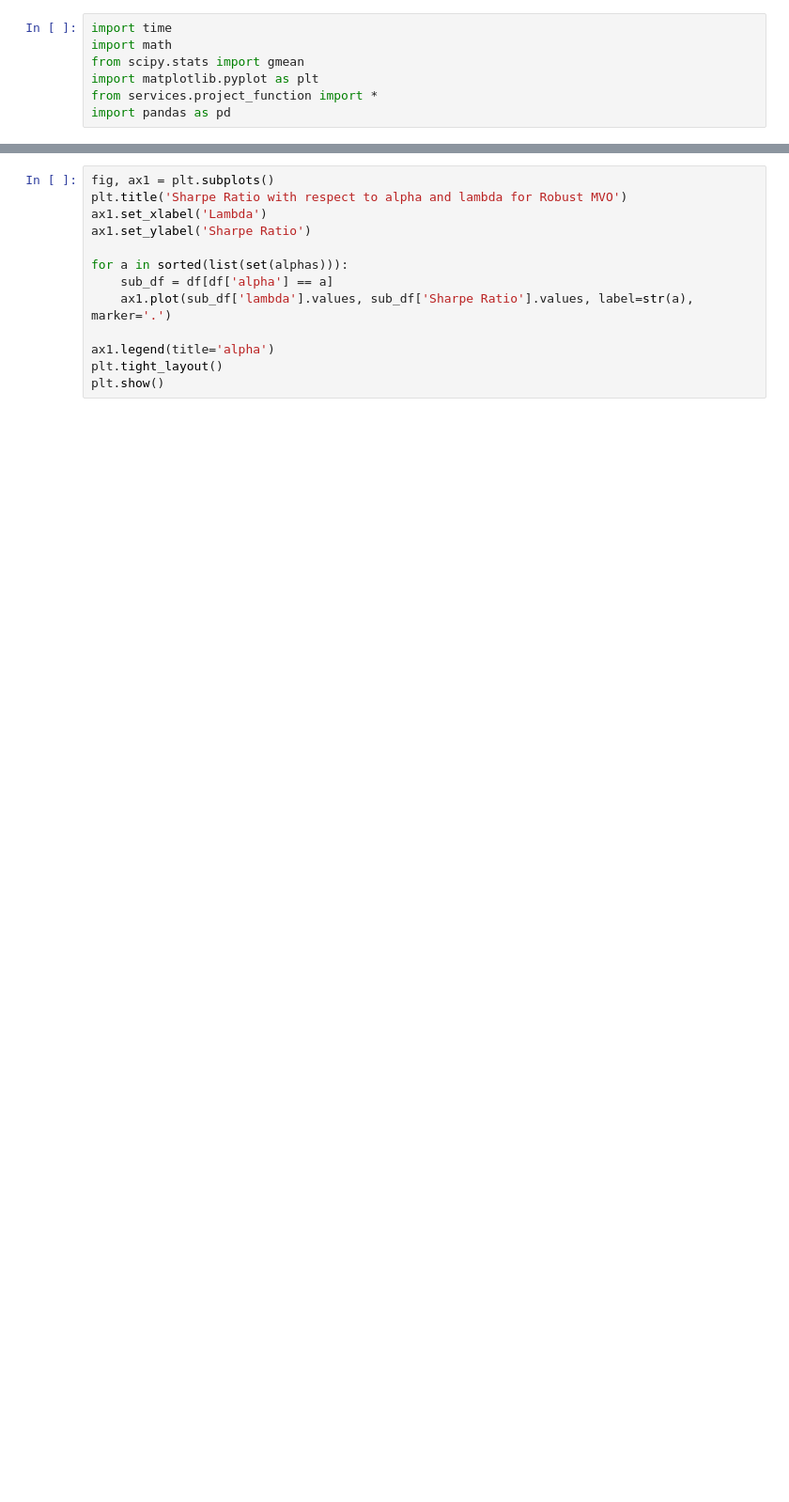
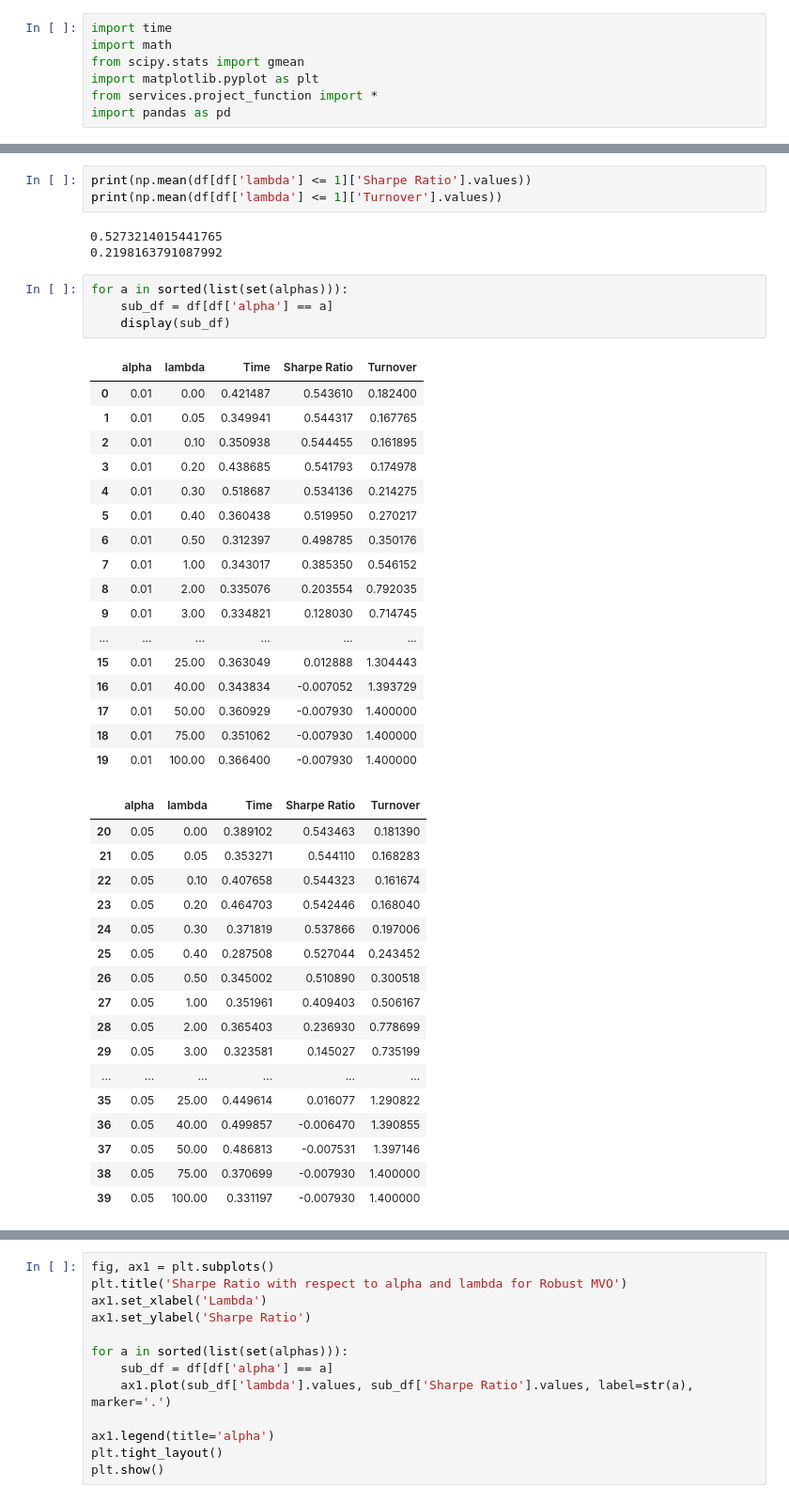
Before and after one commit to stephanieyflu/mie377-project1, a Jupyter notebook: Project 1 MATLAB/MIE377 - Project 1 Files/project_main_robust1.ipynb, the cells around one changed output, grey strips where cells are left out. Shown: that part at 94% size. Drawn from its saved outputs; the diff is of its cells as text; blank space fills up the shorter version.

```diff
--- a/Project 1 MATLAB/MIE377 - Project 1 Files/project_main_robust1.ipynb
+++ b/Project 1 MATLAB/MIE377 - Project 1 Files/project_main_robust1.ipynb
@@ -210 +210,46 @@ df
 200 rows × 5 columns
+# %%
+print(np.mean(df[df['lambda'] <= 1]['Sharpe Ratio'].values))
+print(np.mean(df[df['lambda'] <= 1]['Turnover'].values))
+# %% [output]
+0.5273214015441765
+0.2198163791087992
+# %%
+for a in sorted(list(set(alphas))):
+    sub_df = df[df['alpha'] == a]
+    display(sub_df)
+# %% [output]
+|  | alpha | lambda | Time | Sharpe Ratio | Turnover |
+| 0 | 0.01 | 0.00 | 0.421487 | 0.543610 | 0.182400 |
+| 1 | 0.01 | 0.05 | 0.349941 | 0.544317 | 0.167765 |
+| 2 | 0.01 | 0.10 | 0.350938 | 0.544455 | 0.161895 |
+| 3 | 0.01 | 0.20 | 0.438685 | 0.541793 | 0.174978 |
+| 4 | 0.01 | 0.30 | 0.518687 | 0.534136 | 0.214275 |
+| 5 | 0.01 | 0.40 | 0.360438 | 0.519950 | 0.270217 |
+| 6 | 0.01 | 0.50 | 0.312397 | 0.498785 | 0.350176 |
+| 7 | 0.01 | 1.00 | 0.343017 | 0.385350 | 0.546152 |
+| 8 | 0.01 | 2.00 | 0.335076 | 0.203554 | 0.792035 |
+| 9 | 0.01 | 3.00 | 0.334821 | 0.128030 | 0.714745 |
+| ... | ... | ... | ... | ... | ... |
+| 15 | 0.01 | 25.00 | 0.363049 | 0.012888 | 1.304443 |
+| 16 | 0.01 | 40.00 | 0.343834 | -0.007052 | 1.393729 |
+| 17 | 0.01 | 50.00 | 0.360929 | -0.007930 | 1.400000 |
+| 18 | 0.01 | 75.00 | 0.351062 | -0.007930 | 1.400000 |
+| 19 | 0.01 | 100.00 | 0.366400 | -0.007930 | 1.400000 |
+|  | alpha | lambda | Time | Sharpe Ratio | Turnover |
+| 20 | 0.05 | 0.00 | 0.389102 | 0.543463 | 0.181390 |
+| 21 | 0.05 | 0.05 | 0.353271 | 0.544110 | 0.168283 |
+| 22 | 0.05 | 0.10 | 0.407658 | 0.544323 | 0.161674 |
+| 23 | 0.05 | 0.20 | 0.464703 | 0.542446 | 0.168040 |
+| 24 | 0.05 | 0.30 | 0.371819 | 0.537866 | 0.197006 |
+| 25 | 0.05 | 0.40 | 0.287508 | 0.527044 | 0.243452 |
+| 26 | 0.05 | 0.50 | 0.345002 | 0.510890 | 0.300518 |
+| 27 | 0.05 | 1.00 | 0.351961 | 0.409403 | 0.506167 |
+| 28 | 0.05 | 2.00 | 0.365403 | 0.236930 | 0.778699 |
+| 29 | 0.05 | 3.00 | 0.323581 | 0.145027 | 0.735199 |
+| ... | ... | ... | ... | ... | ... |
+| 35 | 0.05 | 25.00 | 0.449614 | 0.016077 | 1.290822 |
+| 36 | 0.05 | 40.00 | 0.499857 | -0.006470 | 1.390855 |
+| 37 | 0.05 | 50.00 | 0.486813 | -0.007531 | 1.397146 |
+| 38 | 0.05 | 75.00 | 0.370699 | -0.007930 | 1.400000 |
+| 39 | 0.05 | 100.00 | 0.331197 | -0.007930 | 1.400000 |
```
Also changed, not shown: parts of 3 cells of this notebook, 18 other files.
